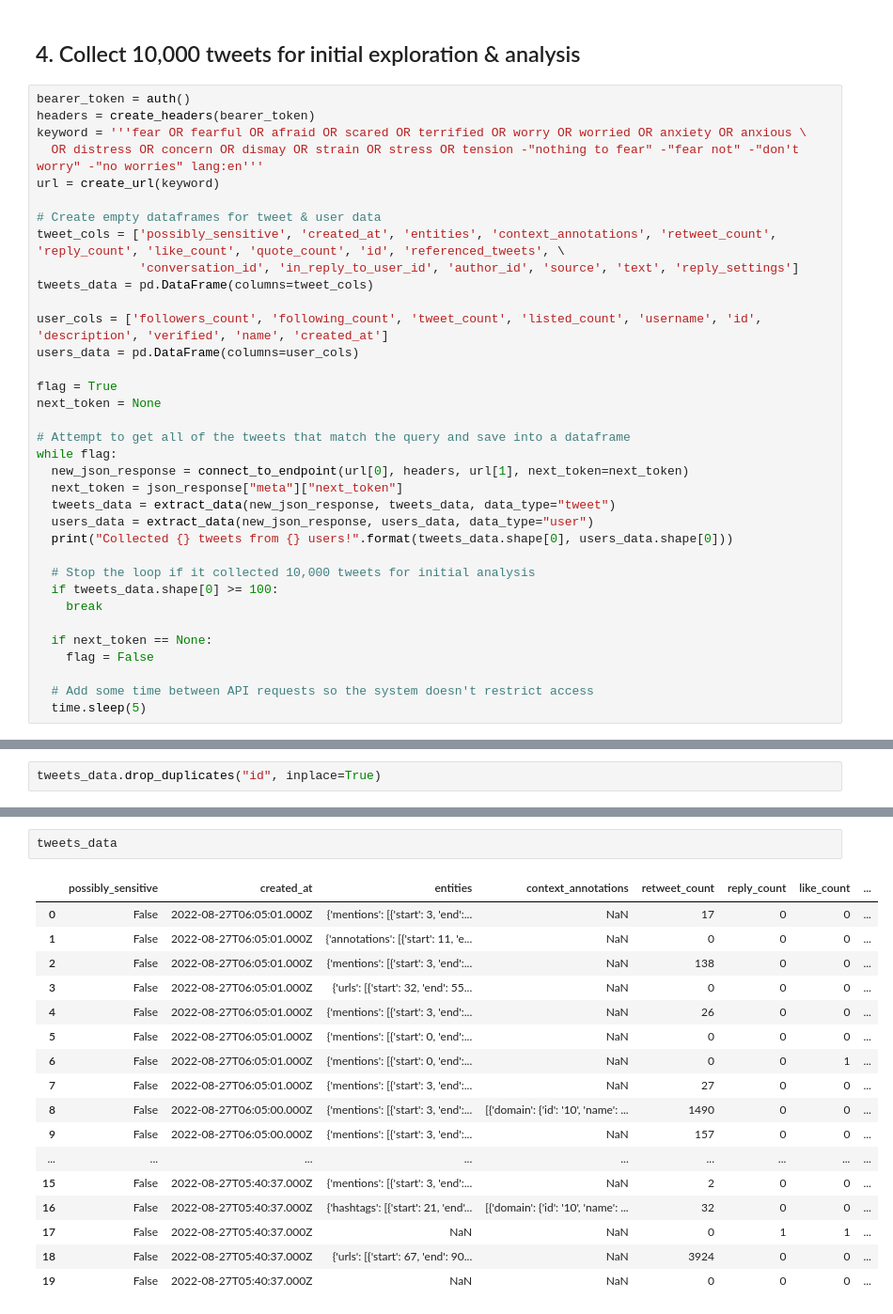
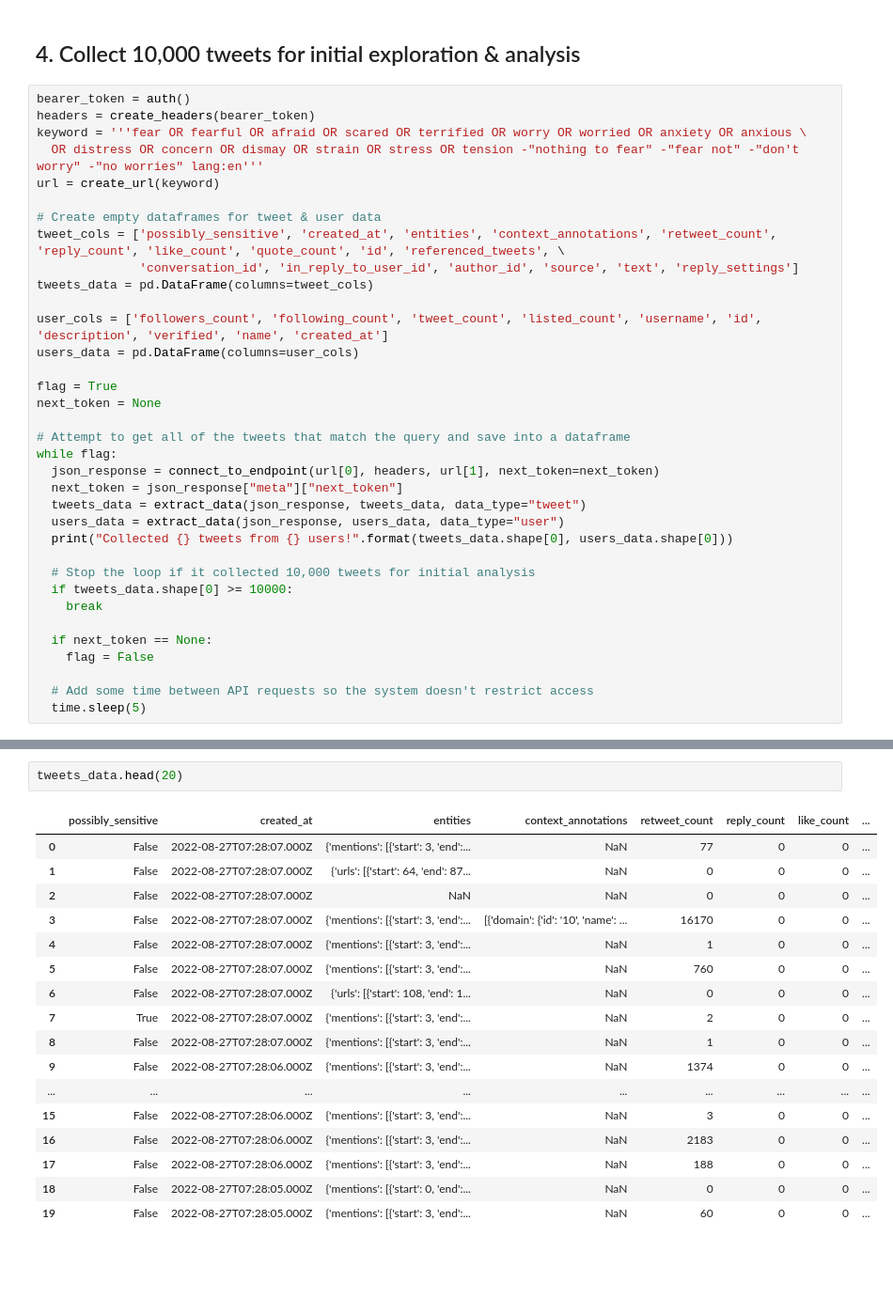
Before and after one commit to sabinagio/what-s-the-matter, a Jupyter notebook: twitter_api_data_collection.ipynb, the cells around one changed output, grey strips where cells are left out. Shown: that part at 94% size. Saved outputs shown, nothing was run; the diff lists cells and outputs as text; blank space fills up the shorter version.

Commit message:
Collect data from 10,000 tweets

```diff
--- a/twitter_api_data_collection.ipynb
+++ b/twitter_api_data_collection.ipynb
@@ -298,14 +298,14 @@ next_token = None
 
 # Attempt to get all of the tweets that match the query and save into a dataframe
 while flag:
-  new_json_response = connect_to_endpoint(url[0], headers, url[1], next_token=next_token)
+  json_response = connect_to_endpoint(url[0], headers, url[1], next_token=next_token)
   next_token = json_response["meta"]["next_token"]
-  tweets_data = extract_data(new_json_response, tweets_data, data_type="tweet")
-  users_data = extract_data(new_json_response, users_data, data_type="user")
+  tweets_data = extract_data(json_response, tweets_data, data_type="tweet")
+  users_data = extract_data(json_response, users_data, data_type="user")
   print("Collected {} tweets from {} users!".format(tweets_data.shape[0], users_data.shape[0]))
 
   # Stop the loop if it collected 10,000 tweets for initial analysis
-  if tweets_data.shape[0] >= 100:
+  if tweets_data.shape[0] >= 10000:
     break
 
   if next_token == None:
@@ -337,2 +333,0 @@ Collected 100 tweets from 114 users!
-# %%
-tweets_data.drop_duplicates("id", inplace=True)
@@ -339,20 +339,20 @@ tweets_data.drop_duplicates("id", inplace=True)
 # %%
-tweets_data
+tweets_data.head(20)
 # %% [output]
 |  | possibly_sensitive | created_at | entities | context_annotations | retweet_count | reply_count | like_count | ... |
-| 0 | False | 2022-08-27T06:05:01.000Z | {'mentions': [{'start': 3, 'end':... | NaN | 17 | 0 | 0 | ... |
-| 1 | False | 2022-08-27T06:05:01.000Z | {'annotations': [{'start': 11, 'e... | NaN | 0 | 0 | 0 | ... |
-| 2 | False | 2022-08-27T06:05:01.000Z | {'mentions': [{'start': 3, 'end':... | NaN | 138 | 0 | 0 | ... |
-| 3 | False | 2022-08-27T06:05:01.000Z | {'urls': [{'start': 32, 'end': 55... | NaN | 0 | 0 | 0 | ... |
-| 4 | False | 2022-08-27T06:05:01.000Z | {'mentions': [{'start': 3, 'end':... | NaN | 26 | 0 | 0 | ... |
-| 5 | False | 2022-08-27T06:05:01.000Z | {'mentions': [{'start': 0, 'end':... | NaN | 0 | 0 | 0 | ... |
-| 6 | False | 2022-08-27T06:05:01.000Z | {'mentions': [{'start': 0, 'end':... | NaN | 0 | 0 | 1 | ... |
-| 7 | False | 2022-08-27T06:05:01.000Z | {'mentions': [{'start': 3, 'end':... | NaN | 27 | 0 | 0 | ... |
-| 8 | False | 2022-08-27T06:05:00.000Z | {'mentions': [{'start': 3, 'end':... | [{'domain': {'id': '10', 'name': ... | 1490 | 0 | 0 | ... |
-| 9 | False | 2022-08-27T06:05:00.000Z | {'mentions': [{'start': 3, 'end':... | NaN | 157 | 0 | 0 | ... |
+| 0 | False | 2022-08-27T07:28:07.000Z | {'mentions': [{'start': 3, 'end':... | NaN | 77 | 0 | 0 | ... |
+| 1 | False | 2022-08-27T07:28:07.000Z | {'urls': [{'start': 64, 'end': 87... | NaN | 0 | 0 | 0 | ... |
+| 2 | False | 2022-08-27T07:28:07.000Z | NaN | NaN | 0 | 0 | 0 | ... |
+| 3 | False | 2022-08-27T07:28:07.000Z | {'mentions': [{'start': 3, 'end':... | [{'domain': {'id': '10', 'name': ... | 16170 | 0 | 0 | ... |
+| 4 | False | 2022-08-27T07:28:07.000Z | {'mentions': [{'start': 3, 'end':... | NaN | 1 | 0 | 0 | ... |
+| 5 | False | 2022-08-27T07:28:07.000Z | {'mentions': [{'start': 3, 'end':... | NaN | 760 | 0 | 0 | ... |
+| 6 | False | 2022-08-27T07:28:07.000Z | {'urls': [{'start': 108, 'end': 1... | NaN | 0 | 0 | 0 | ... |
+| 7 | True | 2022-08-27T07:28:07.000Z | {'mentions': [{'start': 3, 'end':... | NaN | 2 | 0 | 0 | ... |
+| 8 | False | 2022-08-27T07:28:07.000Z | {'mentions': [{'start': 3, 'end':... | NaN | 1 | 0 | 0 | ... |
+| 9 | False | 2022-08-27T07:28:06.000Z | {'mentions': [{'start': 3, 'end':... | NaN | 1374 | 0 | 0 | ... |
 | ... | ... | ... | ... | ... | ... | ... | ... | ... |
-| 15 | False | 2022-08-27T05:40:37.000Z | {'mentions': [{'start': 3, 'end':... | NaN | 2 | 0 | 0 | ... |
-| 16 | False | 2022-08-27T05:40:37.000Z | {'hashtags': [{'start': 21, 'end'... | [{'domain': {'id': '10', 'name': ... | 32 | 0 | 0 | ... |
-| 17 | False | 2022-08-27T05:40:37.000Z | NaN | NaN | 0 | 1 | 1 | ... |
-| 18 | False | 2022-08-27T05:40:37.000Z | {'urls': [{'start': 67, 'end': 90... | NaN | 3924 | 0 | 0 | ... |
-| 19 | False | 2022-08-27T05:40:37.000Z | NaN | NaN | 0 | 0 | 0 | ... |
+| 15 | False | 2022-08-27T07:28:06.000Z | {'mentions': [{'start': 3, 'end':... | NaN | 3 | 0 | 0 | ... |
+| 16 | False | 2022-08-27T07:28:06.000Z | {'mentions': [{'start': 3, 'end':... | NaN | 2183 | 0 | 0 | ... |
+| 17 | False | 2022-08-27T07:28:06.000Z | {'mentions': [{'start': 3, 'end':... | NaN | 188 | 0 | 0 | ... |
+| 18 | False | 2022-08-27T07:28:05.000Z | {'mentions': [{'start': 0, 'end':... | NaN | 0 | 0 | 0 | ... |
+| 19 | False | 2022-08-27T07:28:05.000Z | {'mentions': [{'start': 3, 'end':... | NaN | 60 | 0 | 0 | ... |
```
Also changed, not shown: parts of 4 cells of this notebook.
